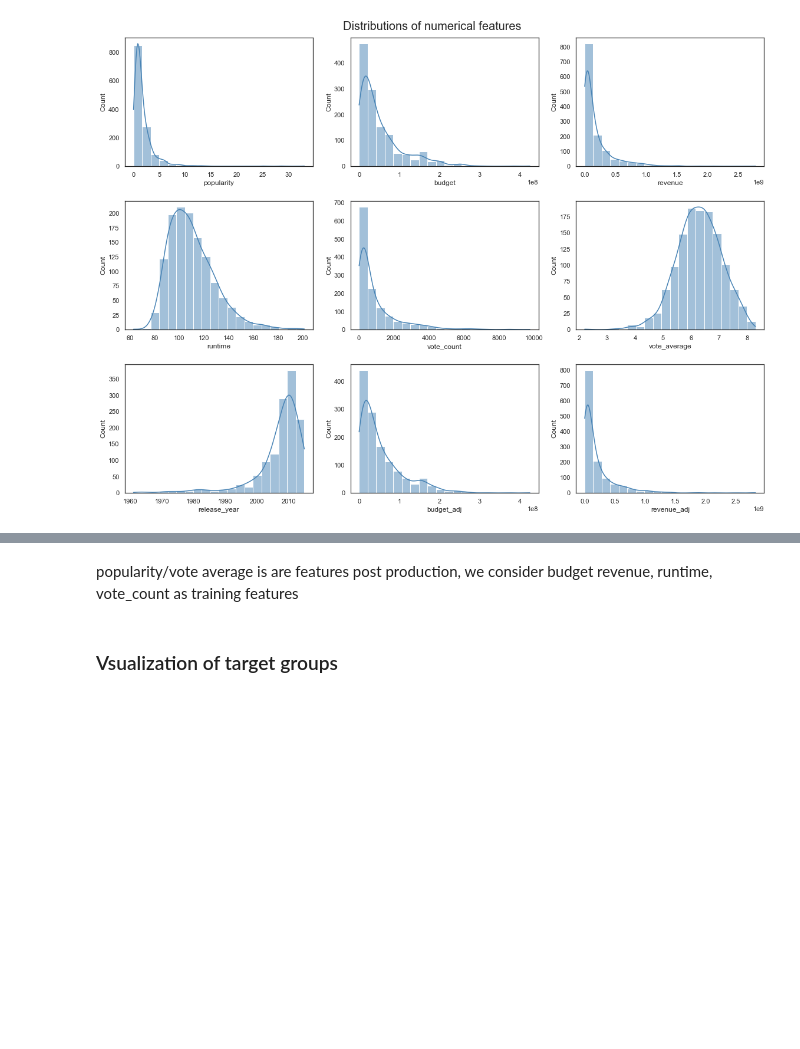
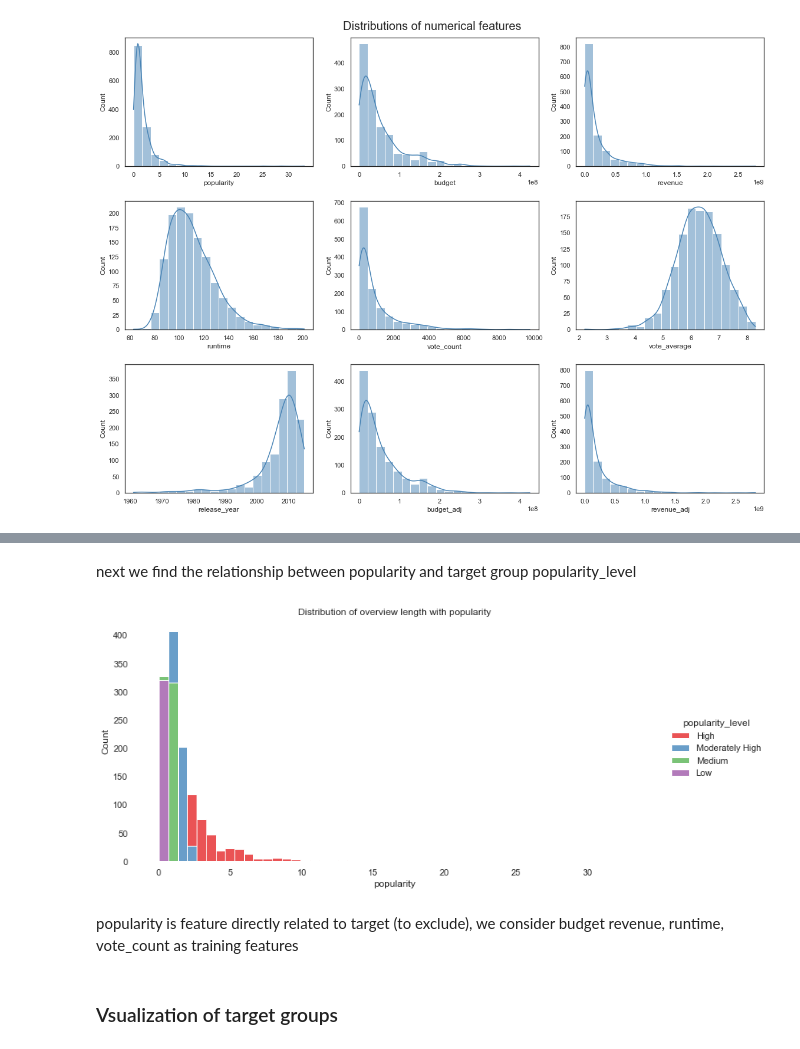
Before and after one commit to guimath/TMDb-Data-Mining, a Jupyter notebook: Movie_analysis.ipynb, the cells around one changed output, grey strips where cells are left out. Saved outputs shown, nothing was run; the diff lists cells and outputs as text; code cells hidden in the pictures; blank space fills up the shorter version.

```diff
--- a/Movie_analysis.ipynb
+++ b/Movie_analysis.ipynb
@@ -181,3 +181,12 @@ for col in num_cols:
+# %% [markdown]
+next we find the relationship between popularity and target group popularity_level
+# %%
+sns.displot(data=dataset, kind='hist', x='popularity', hue='popularity_level', bins=50,
+            multiple='stack', height=5, aspect=2, palette='Set1')
+sns.despine(left=True, bottom=True)
+plt.title('Distribution of overview length with popularity');
+# %% [output]
+[figure, added]
 # %% [markdown]
-popularity/vote average is are features post production, we consider budget revenue, runtime, vote_count as training features
+popularity is feature directly related to target (to exclude), we consider budget revenue, runtime, vote_count as training features
 # %%
```
Also changed, not shown: parts of 54 cells of this notebook, 1 other file.
